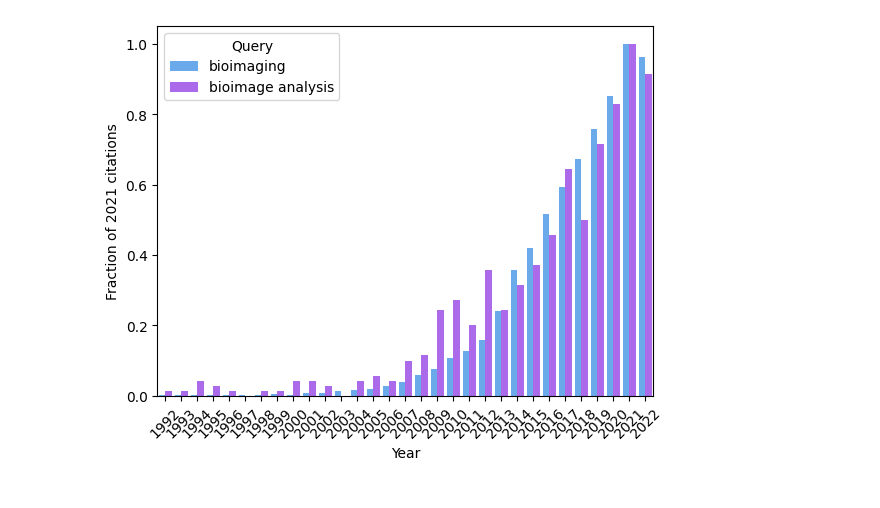
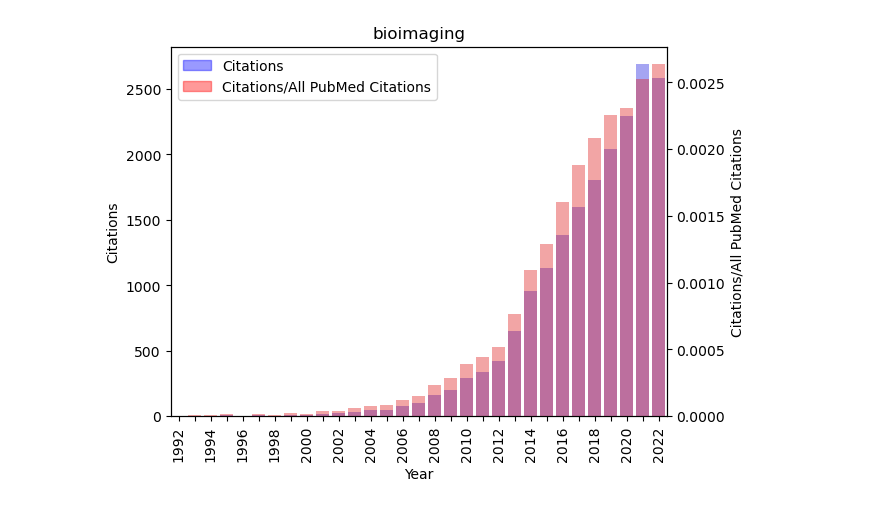
Before and after one commit to COBA-NIH/CellProfilerPluginsPaper, a Jupyter notebook: PubmedCitations.ipynb, the cells around one changed output. Cells and saved outputs as stored; diff of their text form; code cells hidden in the pictures.

Commit message:
update pubmed citations

```diff
--- a/PubmedCitations.ipynb
+++ b/PubmedCitations.ipynb
@@ -12 +14,3 @@ merged = pandas.concat([bioimg,bioimg_a],axis=1)
 merged.drop([2023,1986,1988,1990],inplace=True)
+# %%
+total_citations = pandas.read_csv('medline_citation_counts_by_year.csv',usecols=['Year of Publication','Total # Citations']).set_index('Year of Publication')
@@ -13,5 +29,14 @@ merged.drop([2023,1986,1988,1990],inplace=True)
 # %%
-merged['bioimaging']=merged['bioimaging_count']/merged['bioimaging_count'].max()
-merged['bioimage analysis']=merged['bioimage_analysis_count']/merged['bioimage_analysis_count'].max()
-melted=merged.melt(ignore_index=False,var_name='Query')
-melted.reset_index(inplace=True)
+bioimg = pandas.read_csv('PubMed_Timeline_Results_by_Year_bioimaging.csv',header=1,
+                         index_col='Year',dtype={'Count':'int'},thousands=',')
+bioimg.rename(columns={'Count':'bioimaging_count'},inplace=True)
+bioimg = pandas.concat([bioimg,total_citations], axis=1).fillna(0)
+bioimg['bioimaging_norm'] = bioimg['bioimaging_count']/bioimg['Total # Citations']
+bioimg = bioimg.drop([2023,1988,1990]).reset_index().rename(columns={'index':'Year'})
+
+bioimg_a = pandas.read_csv('PubMed_Timeline_Results_by_Year_bioimage_analysis.csv',header=1,
+                           index_col='Year',dtype={'Count':'int'},thousands=',')
+bioimg_a.rename(columns={'Count':'bioimage_analysis_count'},inplace=True)
+bioimg_a = pandas.concat([bioimg_a,total_citations], axis=1).fillna(0)
+bioimg_a['bioimage_analysis_norm'] = bioimg_a['bioimage_analysis_count']/bioimg_a['Total # Citations']
+bioimg_a = bioimg_a.drop([2023,1988,1986]).reset_index().rename(columns={'index':'Year'})
@@ -34,9 +43,22 @@ melted
-# %%
-import matplotlib.pyplot as plt
-sns.barplot(data=melted,x='Year',y='value',hue='Query',hue_order=['bioimaging','bioimage analysis'],palette='cool')
-plt.xticks(rotation=45)
-plt.ylabel('Fraction of 2021 citations')
-plt.savefig('pubmed_citations.svg')
-plt.savefig('pubmed_citations.png')
-# %% [output]
-[figure, removed]
+# %%
+fig, ax1 = plt.subplots()
+
+ax1 = sns.barplot(data=bioimg, x='Year',y='bioimaging_count', color = 'blue', alpha = .4)
+labels = ax1.get_xticklabels()
+ax1.set_xticklabels(rotation=90, labels = ['' if count%2!=0 else x for count, x in enumerate(labels)])
+ax1.set_ylabel('Citations')
+ax1.set_title('bioimaging')
+
+ax2 = ax1.twinx()
+ax2 = sns.barplot(data=bioimg, x='Year',y='bioimaging_norm', color = 'red',alpha = .4)
+ax2.set_xticklabels(rotation=90, labels = ['' if count%2!=0 else x for count, x in enumerate(labels)])
+ax2.set_ylabel('Citations/All PubMed Citations')
+
+blue_patch = mpatches.Patch(color='blue', alpha = .4, label='Citations')
+red_patch = mpatches.Patch(color='red',  alpha = .4, label='Citations/All PubMed Citations')
+plt.legend(handles=[blue_patch,red_patch])
+
+plt.savefig('bioimaging_citations.svg',bbox_inches='tight')
+plt.savefig('bioimaging_citations.png',bbox_inches='tight')
+# %% [output]
+[figure, added]
```
Also changed, not shown: parts of 5 cells of this notebook, 8 other files.
